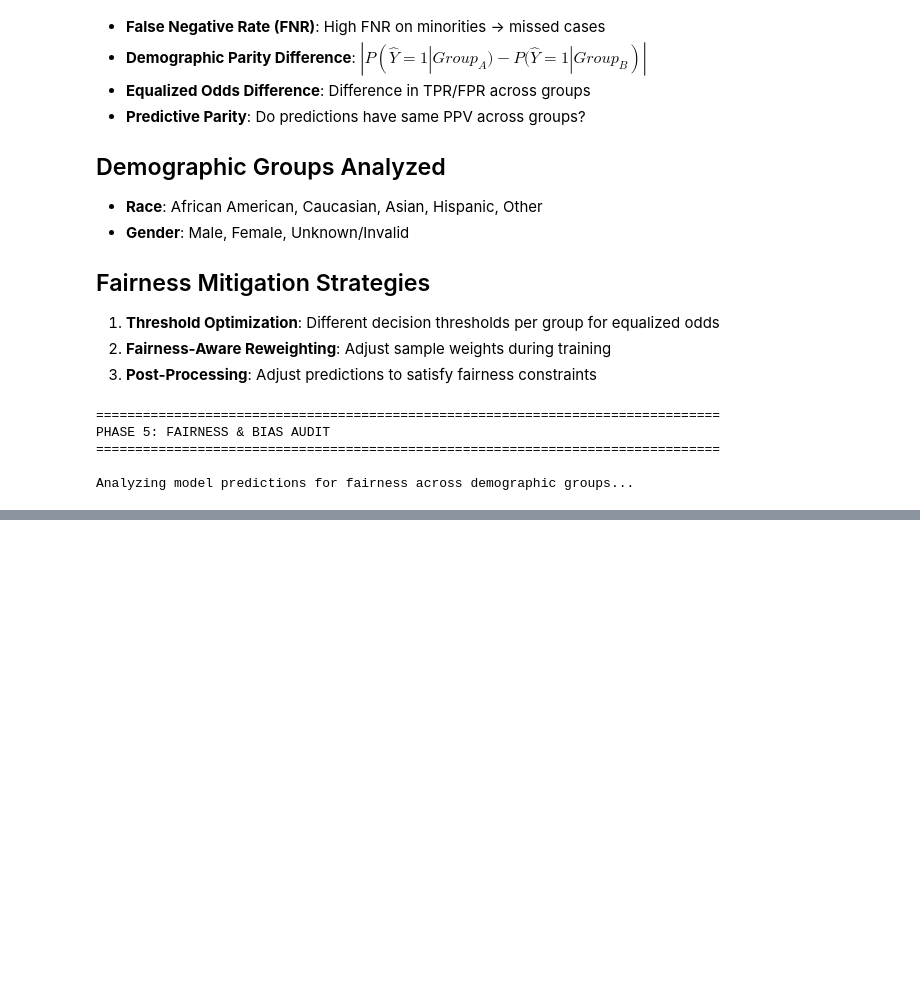
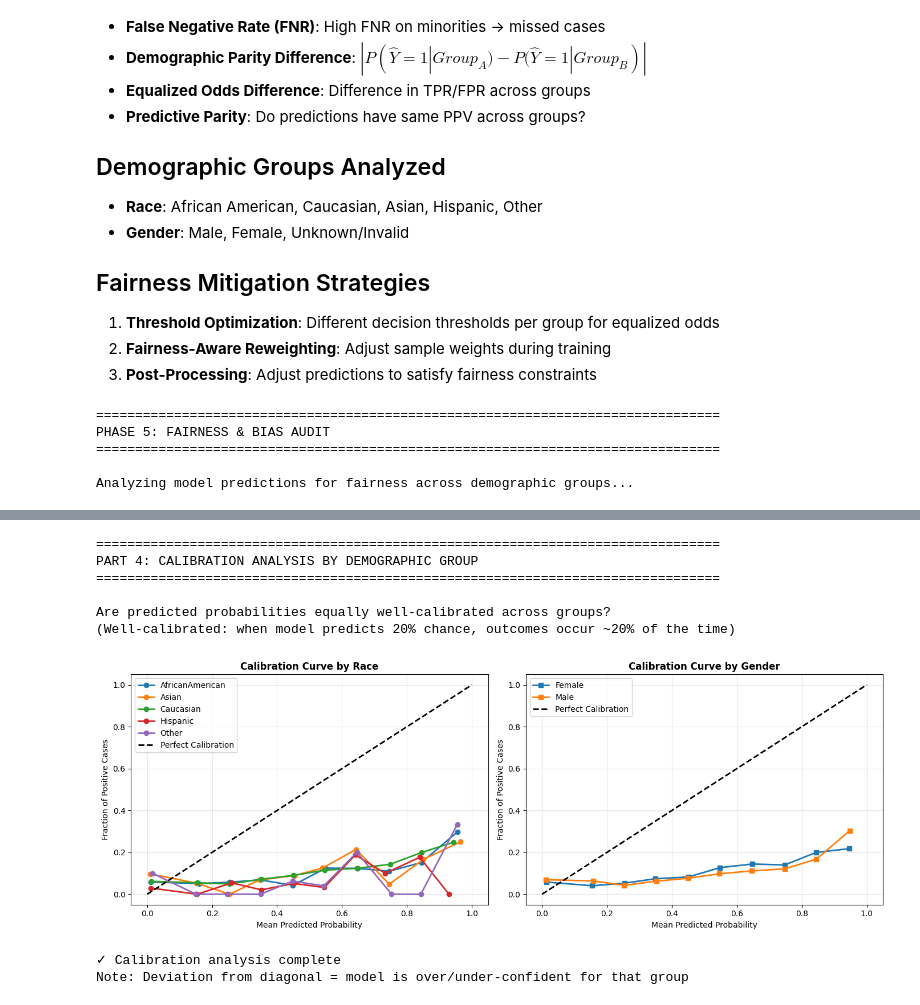
Before and after one commit to Abdullah-Masood-05/Hospital-readmission-prediction, a Jupyter notebook: notebooks/05_fairness.ipynb, the cells around one changed output, grey strips where cells are left out. Cells and saved outputs as stored; diff of their text form; code cells hidden in the pictures; blank space fills up the shorter version.

```diff
--- a/notebooks/05_fairness.ipynb
+++ b/notebooks/05_fairness.ipynb
@@ -222,8 +215,8 @@ race_metrics = {
     'Positive Prediction Rate': {},
 }
 
-for race in X_test['race_group'].unique():
-    mask = X_test['race_group'] == race
+for race in race_group.unique():
+    mask = race_group == race
     n_samples = mask.sum()
     n_positive = (y_test[mask] == 1).sum()
 
@@ -257,8 +250,8 @@ gender_metrics = {
     'Positive Prediction Rate': {},
 }
 
-for gender in X_test['gender_group'].unique():
-    mask = X_test['gender_group'] == gender
+for gender in gender_group.unique():
+    mask = gender_group == gender
     n_samples = mask.sum()
     n_positive = (y_test[mask] == 1).sum()
 
@@ -471,38 +506,48 @@ fig, axes = plt.subplots(1, 2, figsize=(14, 5))
 
 # Calibration by race
 ax = axes[0]
-for race in sorted(X_test['race_group'].unique()):
-    mask = X_test['race_group'] == race
+for race in sorted(race_group.unique()):
+    mask = race_group == race
     if mask.sum() > 10:  # Need enough samples
         frac_pos, mean_pred = calibration_curve(y_test[mask], y_pred_proba[mask], n_bins=10)
         ax.plot(mean_pred, frac_pos, marker='o', label=race, linewidth=2)
 
 ax.plot([0, 1], [0, 1], 'k--', linewidth=2, label='Perfect Calibration')
 ax.set_xlabel('Mean Predicted Probability')
 ax.set_ylabel('Fraction of Positive Cases')
 ax.set_title('Calibration Curve by Race', fontweight='bold')
 ax.legend()
 ax.grid(alpha=0.3)
 
 # Calibration by gender
 ax = axes[1]
-for gender in sorted(X_test['gender_group'].unique()):
-    mask = X_test['gender_group'] == gender
+for gender in sorted(gender_group.unique()):
+    mask = gender_group == gender
     if mask.sum() > 10:
         frac_pos, mean_pred = calibration_curve(y_test[mask], y_pred_proba[mask], n_bins=10)
         ax.plot(mean_pred, frac_pos, marker='s', label=gender, linewidth=2)
 
 ax.plot([0, 1], [0, 1], 'k--', linewidth=2, label='Perfect Calibration')
 ax.set_xlabel('Mean Predicted Probability')
 ax.set_ylabel('Fraction of Positive Cases')
 ax.set_title('Calibration Curve by Gender', fontweight='bold')
 ax.legend()
 ax.grid(alpha=0.3)
 
 plt.tight_layout()
 plt.show()
 
 print("\n✓ Calibration analysis complete")
 print("Note: Deviation from diagonal = model is over/under-confident for that group")
+# %% [output]
+================================================================================
+PART 4: CALIBRATION ANALYSIS BY DEMOGRAPHIC GROUP
+================================================================================
+
+Are predicted probabilities equally well-calibrated across groups?
+(Well-calibrated: when model predicts 20% chance, outcomes occur ~20% of the time)
+[figure, added]
+✓ Calibration analysis complete
+Note: Deviation from diagonal = model is over/under-confident for that group
 # %%
 # =============================================================================
```
Also changed, not shown: parts of 10 cells of this notebook.
